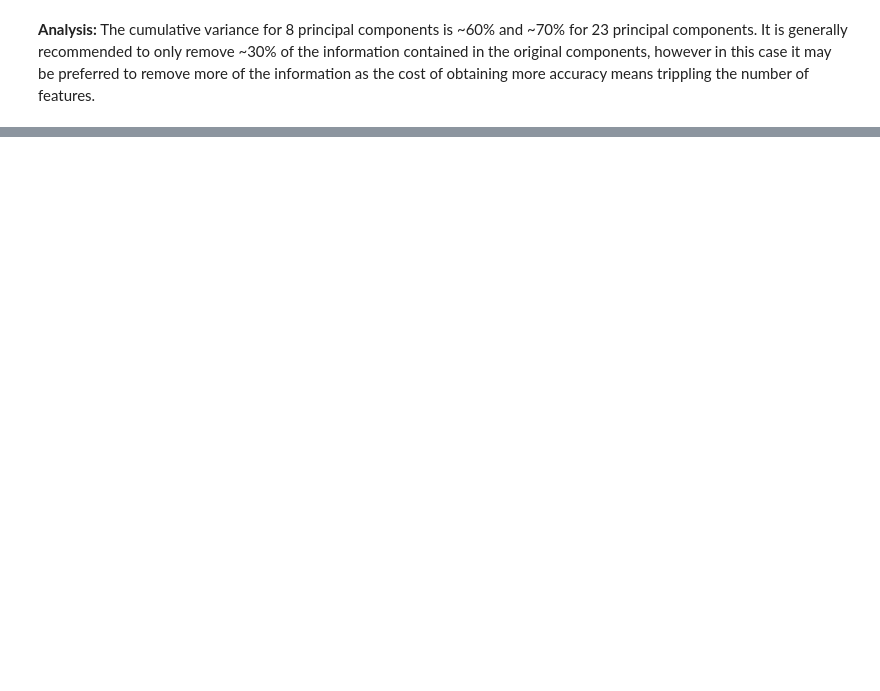
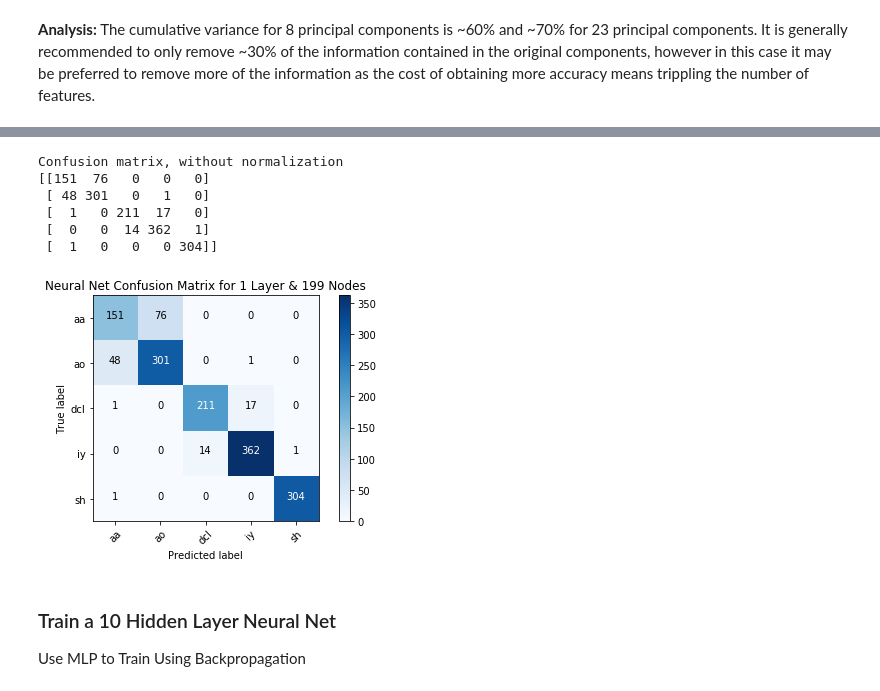
Before and after one commit to blancamiller/ML_notebook, a Jupyter notebook: HW7/Miller_Blanca_HW7.ipynb, the cells around one changed output, grey strips where cells are left out. Cells and saved outputs as stored; diff of their text form; code cells hidden in the pictures; blank space fills up the shorter version.

```diff
--- a/HW7/Miller_Blanca_HW7.ipynb
+++ b/HW7/Miller_Blanca_HW7.ipynb
@@ -224,6 +278,6 @@ __Analysis:__ The cumulative variance for 8 principal components is ~60% and ~70
 # %%
-# initialize classifier objects
+# initialize classifier model objects
 clf_10 = MLPClassifier(hidden_layer_sizes=(10,))
 clf_100 = MLPClassifier()
-clf_199 = MLPClassifier(hidden_layer_sizes=(199,))
+clf_199 = MLPClassifier()
 # %%
@@ -262,0 +352,13 @@ plot_confusion_matrix(cm_10, classes=class_names, title='Confusion Matrix')
+# %%
+plot_confusion_matrix(cm_199, classes=class_names, title='Neural Net Confusion Matrix for 1 Layer & 199 Nodes')
+# %% [output]
+Confusion matrix, without normalization
+[[151  76   0   0   0]
+ [ 48 301   0   1   0]
+ [  1   0 211  17   0]
+ [  0   0  14 362   1]
+ [  1   0   0   0 304]]
+[figure, added]
+# %% [markdown]
+### Train a 10 Hidden Layer Neural Net
+Use MLP to Train Using Backpropagation
```
Also changed, not shown: parts of 51 cells of this notebook, 8 other files.
